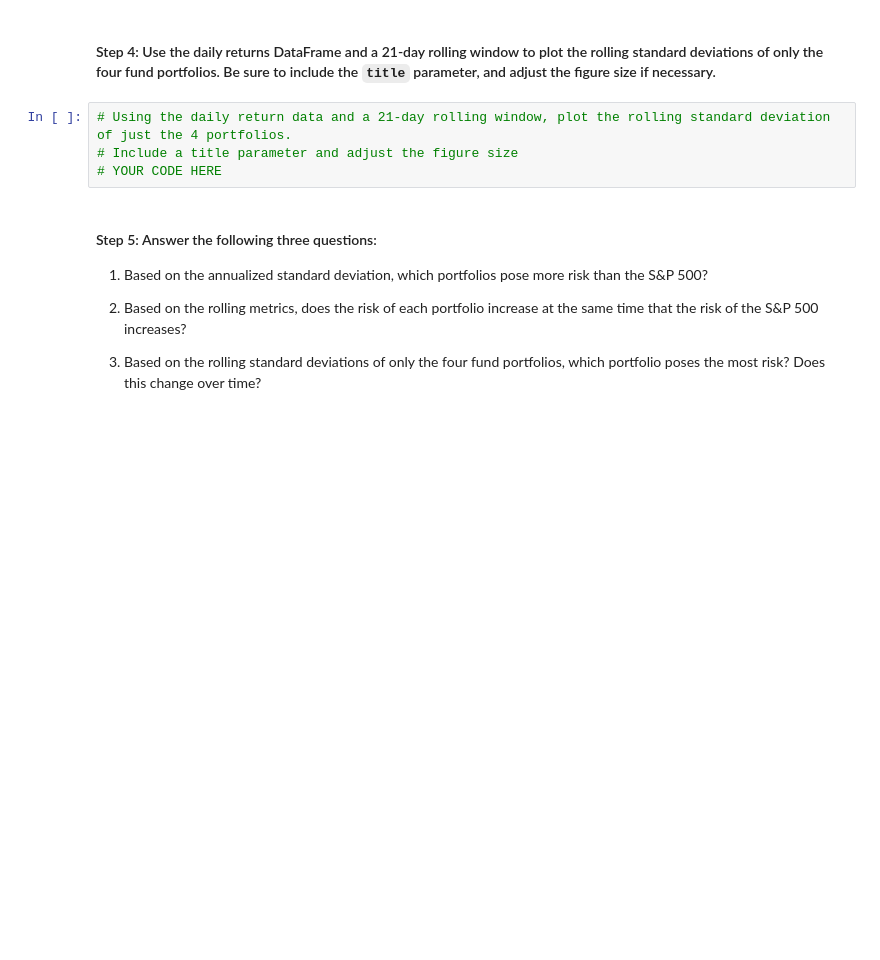
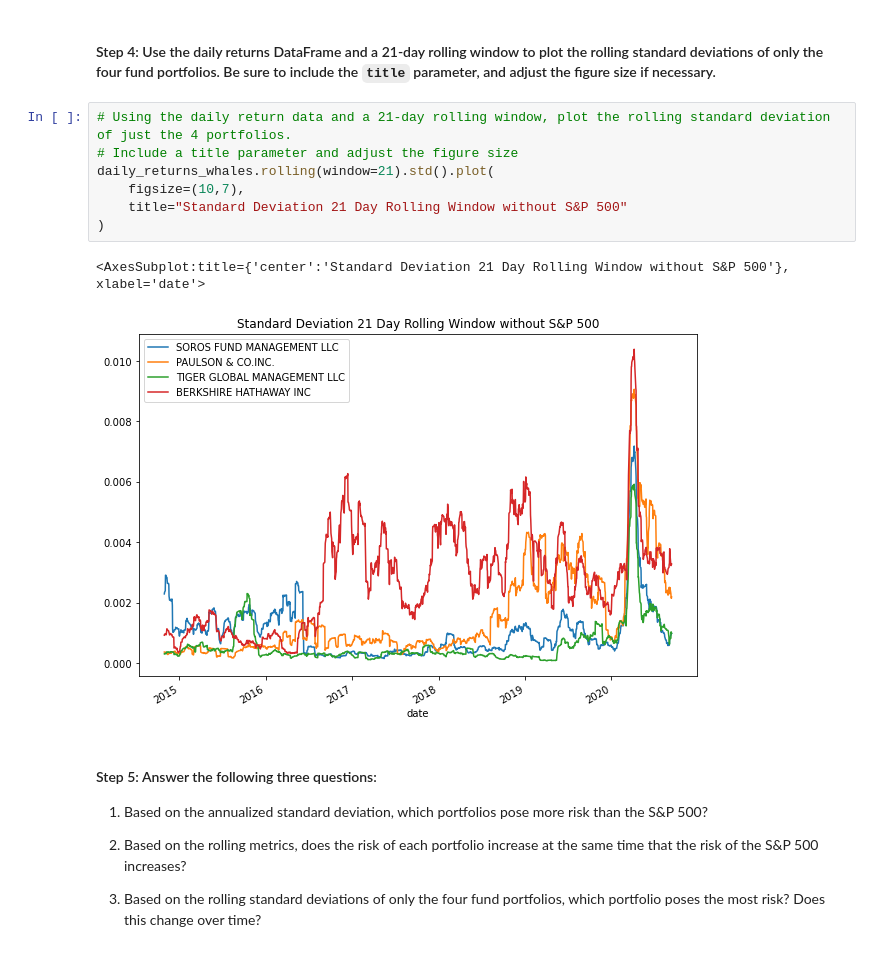
Before and after one commit to annwhowell/Mod4_Challenge, a Jupyter notebook: risk_return_analysis.ipynb, the cells around one changed output. Drawn from its saved outputs; the diff is of its cells as text; blank space fills up the shorter version.

```diff
--- a/risk_return_analysis.ipynb
+++ b/risk_return_analysis.ipynb
@@ -248,7 +269,13 @@ Evaluate the risk profile of each portfolio by using the standard deviation and
 # %%
 # Using the daily return data and a 21-day rolling window, plot the rolling standard deviation of just the 4 portfolios.
 # Include a title parameter and adjust the figure size
-# YOUR CODE HERE
+daily_returns_whales.rolling(window=21).std().plot(
+    figsize=(10,7),
+    title="Standard Deviation 21 Day Rolling Window without S&P 500"
+)
+# %% [output]
+<AxesSubplot:title={'center':'Standard Deviation 21 Day Rolling Window without S&P 500'}, xlabel='date'>
+[figure, added]
 # %% [markdown]
 #### Step 5: Answer the following three questions:
 
```
Also changed, not shown: parts of 13 cells of this notebook.
